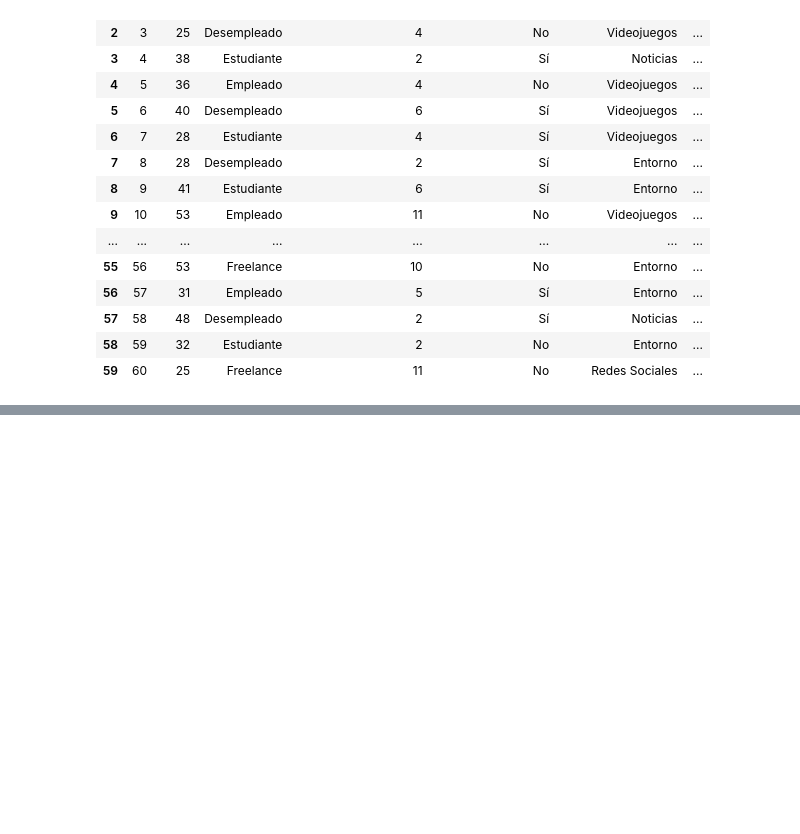
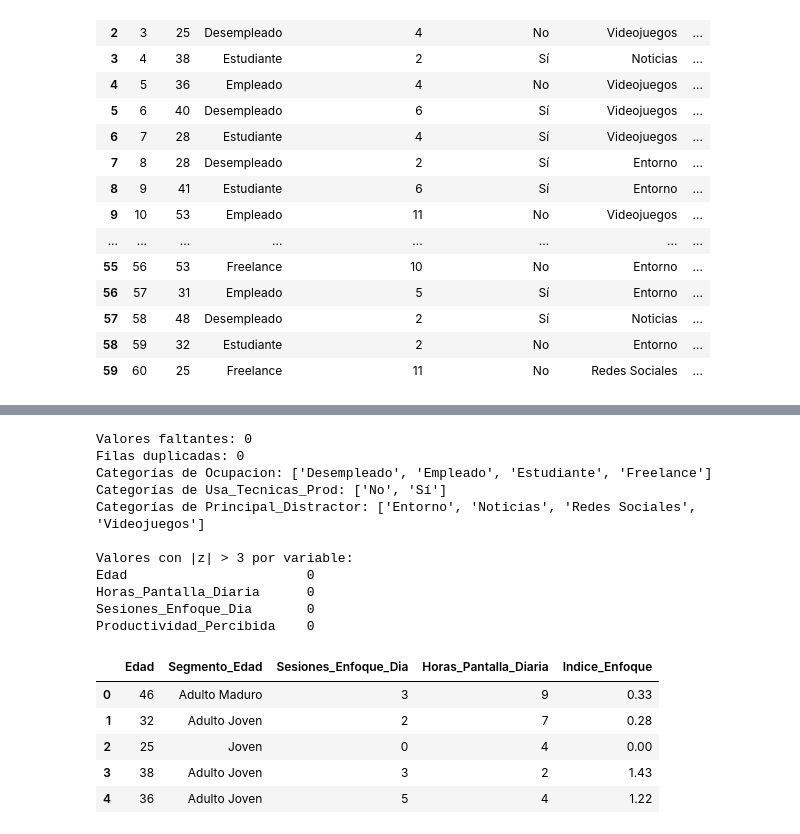
Before and after one commit to VeroNoble/analisis-productividad-habitos-digitales, a Jupyter notebook: analisis_productividad_habitos_digitales.ipynb, the cells around one changed output, grey strips where cells are left out. Cells and saved outputs as stored; diff of their text form; code cells hidden in the pictures; blank space fills up the shorter version.

```diff
--- a/analisis_productividad_habitos_digitales.ipynb
+++ b/analisis_productividad_habitos_digitales.ipynb
@@ -245,0 +112,36 @@ El análisis cuantitativo automatizado sobre la muestra de 60 registros válidos
+# %%
+# Controles de calidad
+print("Valores faltantes:", int(df.isna().sum().sum()))
+print("Filas duplicadas:", int(df.duplicated().sum()))
+for col in ['Ocupacion', 'Usa_Tecnicas_Prod', 'Principal_Distractor']:
+    print(f"Categorías de {col}: {sorted(df[col].unique())}")
+
+# Valores atípicos: regla de las 3 desviaciones estándar
+numericas = ['Edad', 'Horas_Pantalla_Diaria', 'Sesiones_Enfoque_Dia', 'Productividad_Percibida']
+z = (df[numericas] - df[numericas].mean()) / df[numericas].std()
+print("\nValores con |z| > 3 por variable:")
+print((z.abs() > 3).sum().to_string())
+
+# Variables derivadas
+df['Indice_Enfoque'] = (df['Sesiones_Enfoque_Dia'] / (df['Horas_Pantalla_Diaria'] + 0.1)).round(2)
+df['Segmento_Edad'] = pd.cut(df['Edad'], bins=[0, 25, 40, 120],
+                             labels=['Joven', 'Adulto Joven', 'Adulto Maduro']).astype(str)
+df[['Edad', 'Segmento_Edad', 'Sesiones_Enfoque_Dia', 'Horas_Pantalla_Diaria', 'Indice_Enfoque']].head()
+# %% [output]
+Valores faltantes: 0
+Filas duplicadas: 0
+Categorías de Ocupacion: ['Desempleado', 'Empleado', 'Estudiante', 'Freelance']
+Categorías de Usa_Tecnicas_Prod: ['No', 'Sí']
+Categorías de Principal_Distractor: ['Entorno', 'Noticias', 'Redes Sociales', 'Videojuegos']
+
+Valores con |z| > 3 por variable:
+Edad                       0
+Horas_Pantalla_Diaria      0
+Sesiones_Enfoque_Dia       0
+Productividad_Percibida    0
+|  | Edad | Segmento_Edad | Sesiones_Enfoque_Dia | Horas_Pantalla_Diaria | Indice_Enfoque |
+| 0 | 46 | Adulto Maduro | 3 | 9 | 0.33 |
+| 1 | 32 | Adulto Joven | 2 | 7 | 0.28 |
+| 2 | 25 | Joven | 0 | 4 | 0.00 |
+| 3 | 38 | Adulto Joven | 3 | 2 | 1.43 |
+| 4 | 36 | Adulto Joven | 5 | 4 | 1.22 |
```
Also changed, not shown: parts of 16 cells of this notebook, 1 other file.
